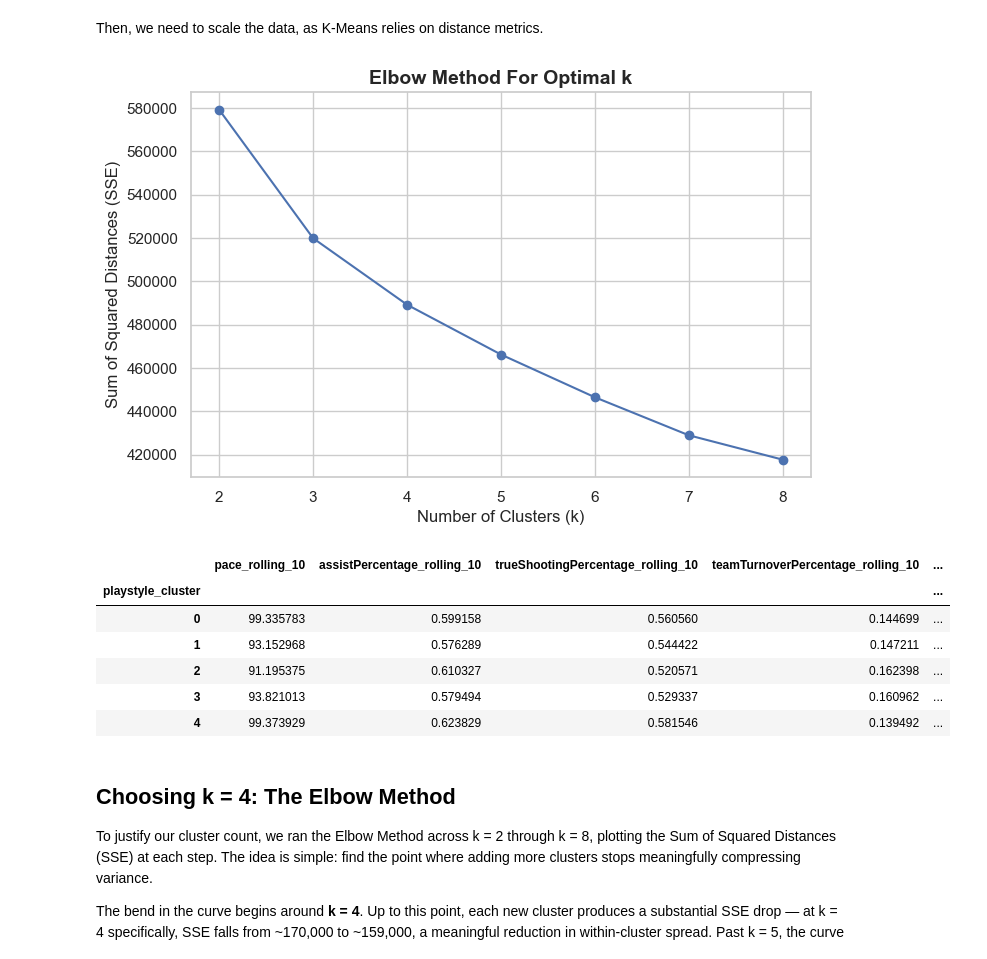
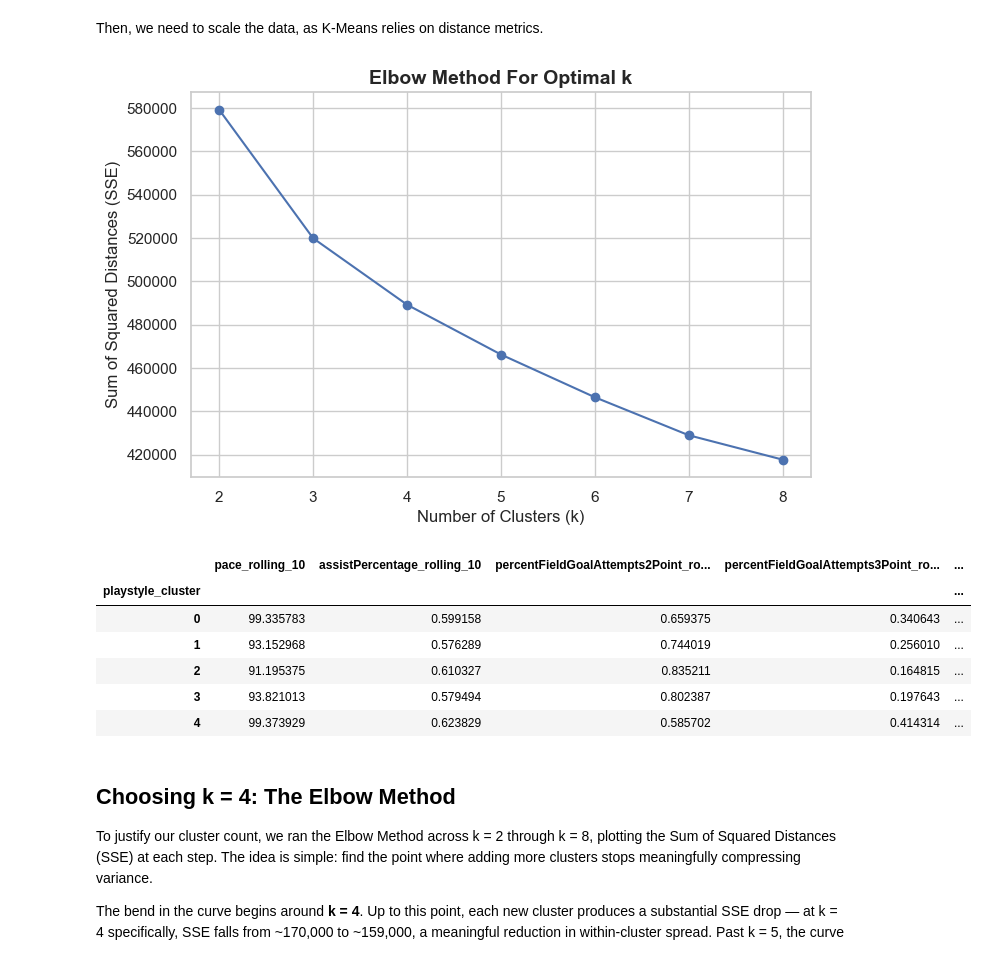
Before and after one commit to RaghavDewangan/dsc_148_final, a Jupyter notebook: NBA_Style_Matchup.ipynb, the cells around one changed output. Saved outputs shown, nothing was run; the diff lists cells and outputs as text; code cells hidden in the pictures.

```diff
--- a/NBA_Style_Matchup.ipynb
+++ b/NBA_Style_Matchup.ipynb
@@ -65,20 +65,18 @@ nba_team_stats_df['Season'] = nba_team_stats_df['gameDateTimeEst'].apply(
 # %%
 # Define the advanced metrics we want to use to define a team's style
 style_features = [
-    'offensiveRating', # CURRENTLY BEING EXCLUDED FROM CLUSTERING MODEL
-    'defensiveRating', # CURRENTLY BEING EXCLUDED FROM CLUSTERING MODEL
+    'offensiveRating', # CURRENTLY BEING EXCLUDED FROM CLUSTERING MODEL. EVALUATED IN BASELINE MODEL #3
+    'defensiveRating', # CURRENTLY BEING EXCLUDED FROM CLUSTERING MODEL. EVALUATED IN BASELINE MODEL #3
     'pace',
-    # 'reboundPercentage',
     'assistPercentage',
-    'trueShootingPercentage',
-    'teamTurnoverPercentage',
-    # TESTING NEW OFFENSIVE VARIABLES
+    # TESTING ADVANCED OFFENSIVE VARIABLES
     'percentFieldGoalAttempts2Point', 'percentFieldGoalAttempts3Point',
     'percentPoints2Point', 'percentPoints2PointMidRange',
     'percentPoints3Point', 'percentPointsFastBreak',
     'percentPointsFreeThrow', 'percentPointsOffTurnovers',
-    'percentPointsInPaint',
-    # TESTING MORE DEFENSIVE VARIABLES
+    'percentPointsInPaint', 'trueShootingPercentage',
+    'teamTurnoverPercentage',
+    # DEFENSIVE VARIABLES
     'opponentTurnoverPercentage',
     'opponentEffectiveFieldGoalPercentage'
 ]
@@ -137,46 +135,46 @@ from sklearn.preprocessing import StandardScaler
 from sklearn.cluster import KMeans
 
 rolling_col_names_no_ratings = rolling_col_names
-rolling_col_names_no_ratings.remove('offensiveRating_rolling_10')
-rolling_col_names_no_ratings.remove('defensiveRating_rolling_10')
+rolling_col_names_no_ratings.remove(f'offensiveRating_rolling_{window}')
+rolling_col_names_no_ratings.remove(f'defensiveRating_rolling_{window}')
 
 # 1. Scale the rolling features
 scaler = StandardScaler()
 scaled_features = scaler.fit_transform(nba_team_stats_df[rolling_col_names_no_ratings])
 
 # 2. Determine Optimal K Using the Elbow Method
 sse = []
 k_range = range(2, 9)
 for k_test in k_range:
     km = KMeans(n_clusters=k_test, random_state=42, n_init=10)
     km.fit(scaled_features)
     sse.append(km.inertia_)
 
 plt.figure(figsize=(8, 5))
 plt.plot(k_range, sse, marker='o', linestyle='-')
 plt.title('Elbow Method For Optimal k', fontsize=14, fontweight='bold')
 plt.xlabel('Number of Clusters (k)', fontsize=12)
 plt.ylabel('Sum of Squared Distances (SSE)', fontsize=12)
 plt.show()
 
 # 3. Fit K-Means
 # Based on the elbow curve (and domain knowledge), k=4 appears to be a reasonable inflection point.
 k = 5
 kmeans = KMeans(n_clusters=k, random_state=42, n_init=10)
 nba_team_stats_df['playstyle_cluster'] = kmeans.fit_predict(scaled_features)
 
 # Let's inspect the average stats of each cluster to manually label them
 cluster_analysis = nba_team_stats_df.groupby('playstyle_cluster')[rolling_col_names_no_ratings].mean()
 cluster_analysis
 # %% [output]
 [figure]
-|  | pace_rolling_10 | assistPercentage_rolling_10 | trueShootingPercentage_rolling_10 | teamTurnoverPercentage_rolling_10 | ... |
+|  | pace_rolling_10 | assistPercentage_rolling_10 | percentFieldGoalAttempts2Point_ro... | percentFieldGoalAttempts3Point_ro... | ... |
 | playstyle_cluster |  |  |  |  | ... |
-| 0 | 99.335783 | 0.599158 | 0.560560 | 0.144699 | ... |
-| 1 | 93.152968 | 0.576289 | 0.544422 | 0.147211 | ... |
-| 2 | 91.195375 | 0.610327 | 0.520571 | 0.162398 | ... |
-| 3 | 93.821013 | 0.579494 | 0.529337 | 0.160962 | ... |
-| 4 | 99.373929 | 0.623829 | 0.581546 | 0.139492 | ... |
+| 0 | 99.335783 | 0.599158 | 0.659375 | 0.340643 | ... |
+| 1 | 93.152968 | 0.576289 | 0.744019 | 0.256010 | ... |
+| 2 | 91.195375 | 0.610327 | 0.835211 | 0.164815 | ... |
+| 3 | 93.821013 | 0.579494 | 0.802387 | 0.197643 | ... |
+| 4 | 99.373929 | 0.623829 | 0.585702 | 0.414314 | ... |
 # %% [markdown]
 ## Choosing k = 4: The Elbow Method
 
```
Also changed, not shown: parts of 14 cells of this notebook, 2 other files.
